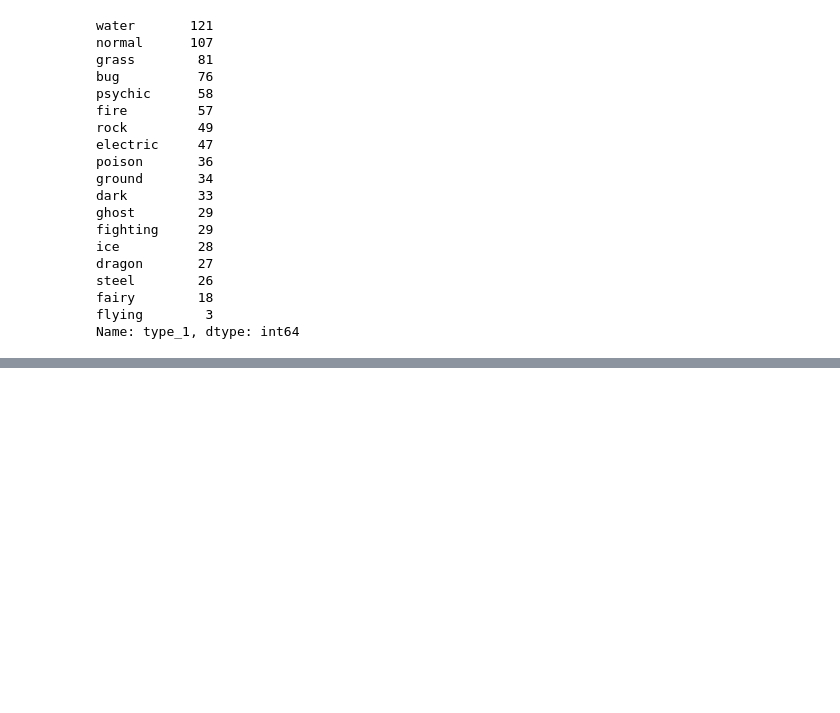
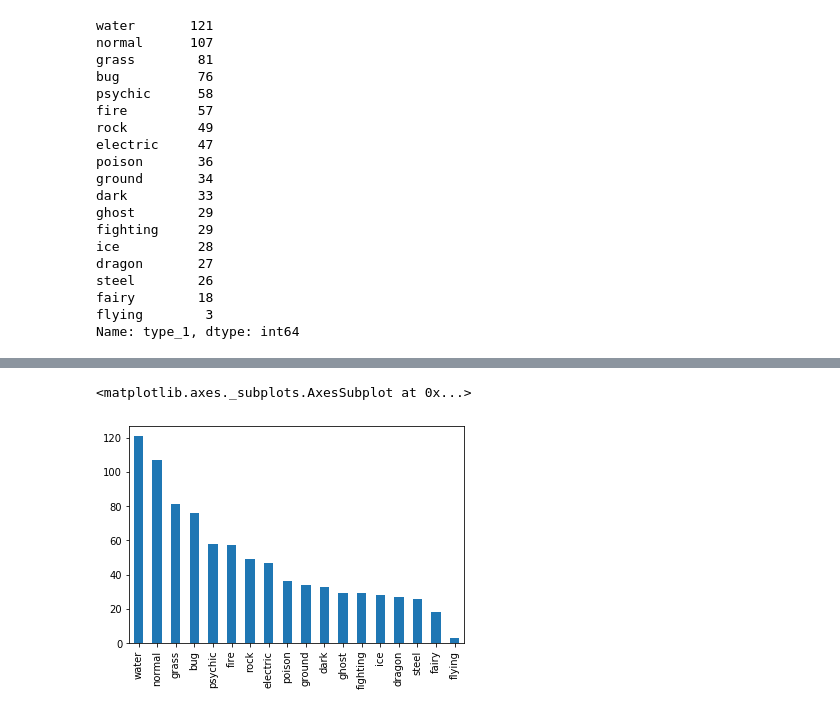
Before and after one commit to Johnxjp/poke-ml, a Jupyter notebook: notebooks/eda.ipynb, the cells around one changed output, grey strips where cells are left out. Cells and saved outputs as stored; diff of their text form; code cells hidden in the pictures; blank space fills up the shorter version.

```diff
--- a/notebooks/eda.ipynb
+++ b/notebooks/eda.ipynb
@@ -67,3 +65,8 @@ electric     11
 normal        6
 bug           5
 Name: type_2, dtype: int64
+# %%
+count_type_1.plot.bar()
+# %% [output]
+<matplotlib.axes._subplots.AxesSubplot at 0x...>
+[figure, added]
```
Also changed, not shown: parts of 4 cells of this notebook, 12 other files.
